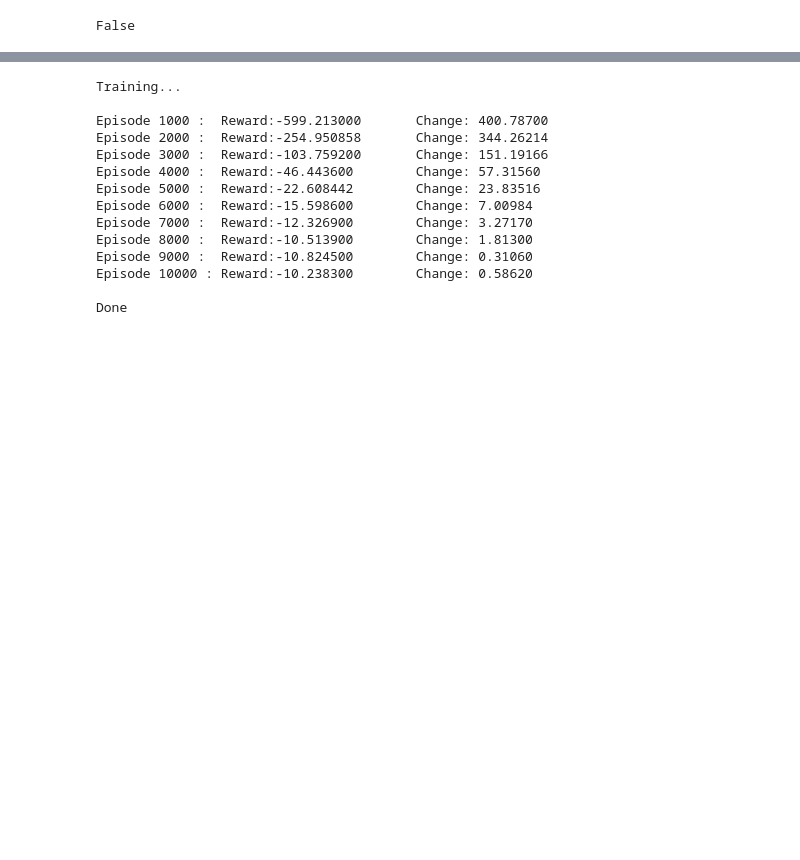
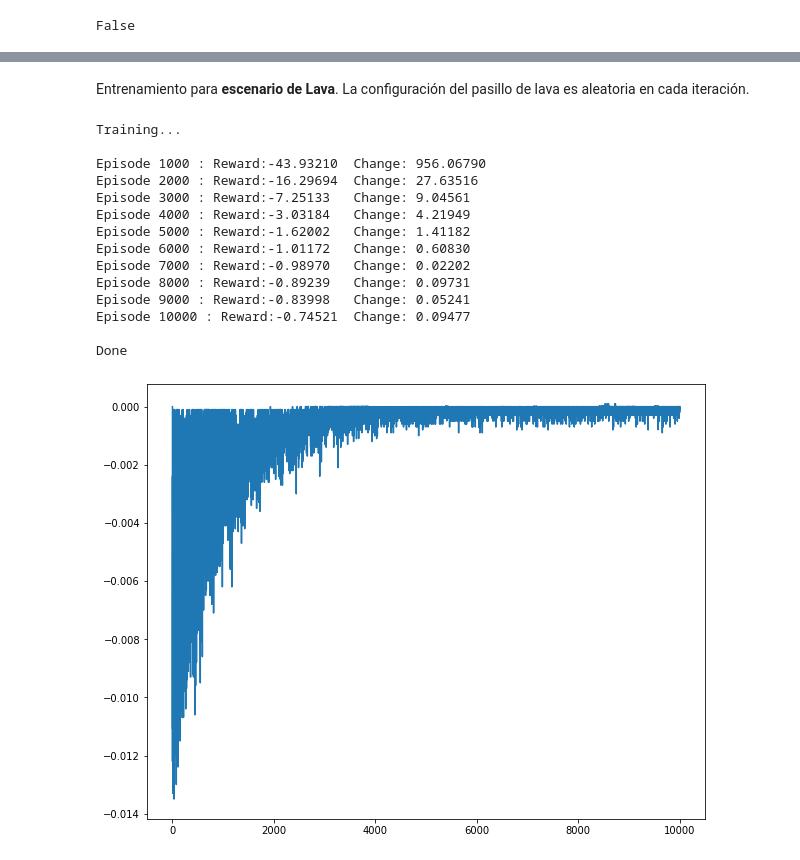
Before and after one commit to DanielSC-badger/QLearning-partial-obs-001, a Jupyter notebook: ProyectoRP.ipynb, the cells around one changed output, grey strips where cells are left out. Drawn from its saved outputs; the diff is of its cells as text; code cells hidden in the pictures; blank space fills up the shorter version.

```diff
--- a/ProyectoRP.ipynb
+++ b/ProyectoRP.ipynb
@@ -348,24 +502,30 @@ Done
+# %% [markdown]
+Entrenamiento para **escenario de Lava**. La configuración del pasillo de lava es aleatoria en cada iteración.
 # %%
-q_table2 = train_Q(env_name = 'MiniGrid-LavaCrossingS9N1-v0', #MiniGrid-LavaCrossingS9N3-v0
+st2,q_table2 = train_Q(env_name = 'MiniGrid-LavaCrossingS9N1-v0', #MiniGrid-LavaCrossingS9N3-v0
                   num_episodes = 10000,
                   max_steps = 100,
                   learning_rate = 0.1,
                   discount_rate = 0.98,
                   exploration_decay_rate = 0.001)
+#print("Action =",np.argmax(q_table2[342])) # ," ".join('{:6.3f}'.format(k) for k in q_table2[342]))
+plt.plot(range(len(st2['rew'])),st2['rew'])
+plt.show()
 # %% [output]
 Training...
 
-Episode 1000 :  Reward:-599.213000       Change: 400.78700
-Episode 2000 :  Reward:-254.950858       Change: 344.26214
-Episode 3000 :  Reward:-103.759200       Change: 151.19166
-Episode 4000 :  Reward:-46.443600        Change: 57.31560
-Episode 5000 :  Reward:-22.608442        Change: 23.83516
-Episode 6000 :  Reward:-15.598600        Change: 7.00984
-Episode 7000 :  Reward:-12.326900        Change: 3.27170
-Episode 8000 :  Reward:-10.513900        Change: 1.81300
-Episode 9000 :  Reward:-10.824500        Change: 0.31060
-Episode 10000 : Reward:-10.238300        Change: 0.58620
+Episode 1000 : Reward:-43.93210  Change: 956.06790
+Episode 2000 : Reward:-16.29694  Change: 27.63516
+Episode 3000 : Reward:-7.25133   Change: 9.04561
+Episode 4000 : Reward:-3.03184   Change: 4.21949
+Episode 5000 : Reward:-1.62002   Change: 1.41182
+Episode 6000 : Reward:-1.01172   Change: 0.60830
+Episode 7000 : Reward:-0.98970   Change: 0.02202
+Episode 8000 : Reward:-0.89239   Change: 0.09731
+Episode 9000 : Reward:-0.83998   Change: 0.05241
+Episode 10000 : Reward:-0.74521  Change: 0.09477
 
 Done
+[figure, added]
 # %%
 # Test with the learned Q-table
```
Also changed, not shown: parts of 51 cells of this notebook, 17 other files.
